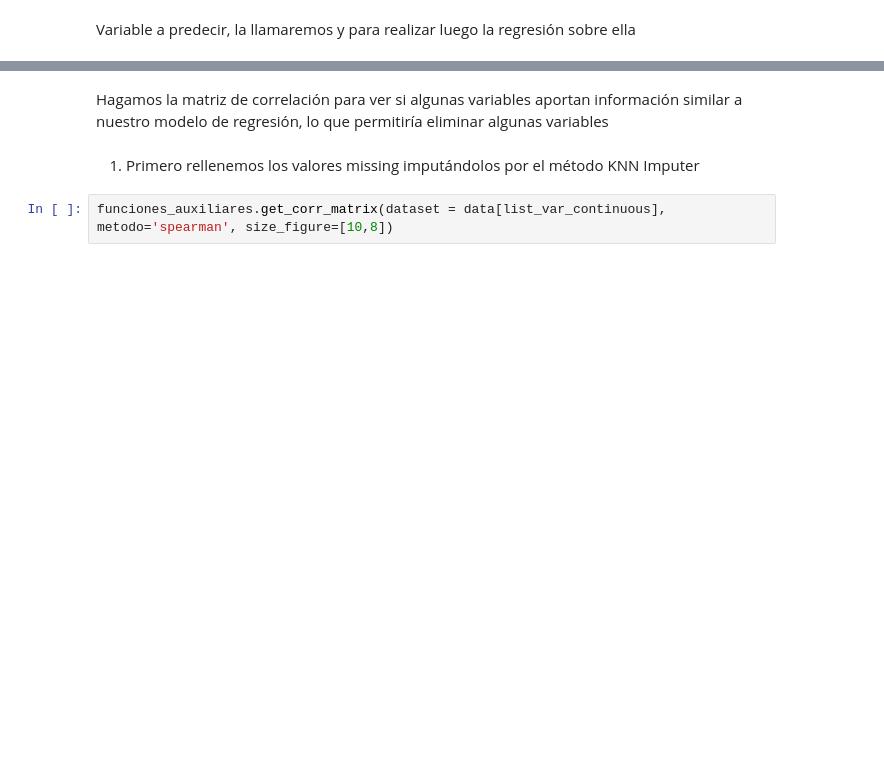
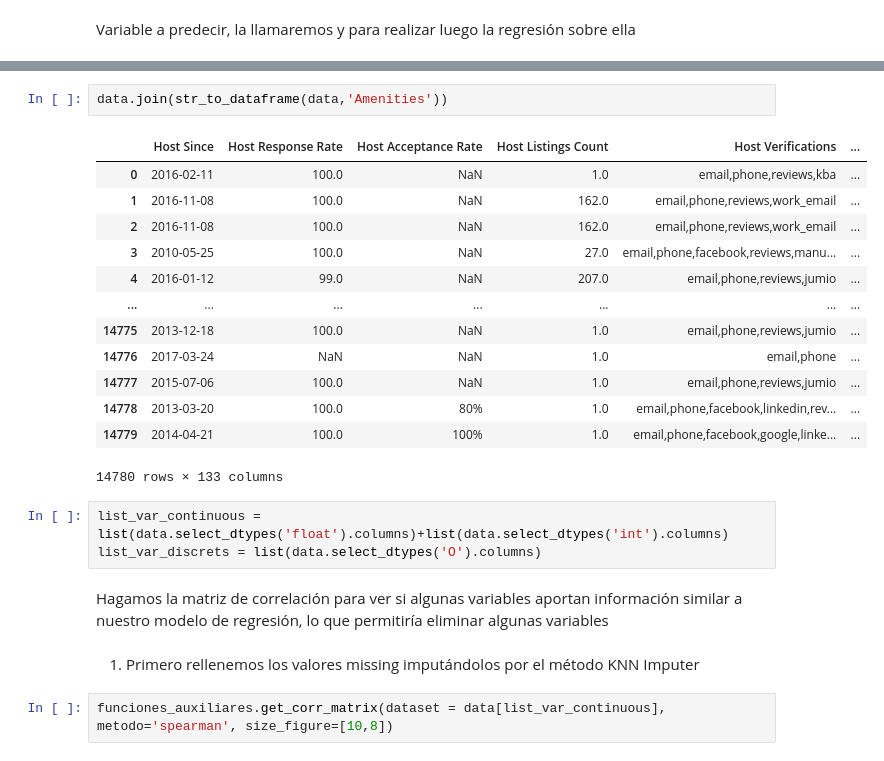
Before and after one commit to AlvaroML95/PRACTICA_FINAL, a Jupyter notebook: Practica Final.ipynb, the cells around one changed output, grey strips where cells are left out. Saved outputs shown, nothing was run; the diff lists cells and outputs as text; blank space fills up the shorter version.

```diff
--- a/Practica Final.ipynb
+++ b/Practica Final.ipynb
@@ -202,3 +313,22 @@ data[list_var_discrets]
+# %%
+data.join(str_to_dataframe(data,'Amenities'))
+# %% [output]
+|  | Host Since | Host Response Rate | Host Acceptance Rate | Host Listings Count | Host Verifications | ... |
+| 0 | 2016-02-11 | 100.0 | NaN | 1.0 | email,phone,reviews,kba | ... |
+| 1 | 2016-11-08 | 100.0 | NaN | 162.0 | email,phone,reviews,work_email | ... |
+| 2 | 2016-11-08 | 100.0 | NaN | 162.0 | email,phone,reviews,work_email | ... |
+| 3 | 2010-05-25 | 100.0 | NaN | 27.0 | email,phone,facebook,reviews,manu... | ... |
+| 4 | 2016-01-12 | 99.0 | NaN | 207.0 | email,phone,reviews,jumio | ... |
+| ... | ... | ... | ... | ... | ... | ... |
+| 14775 | 2013-12-18 | 100.0 | NaN | 1.0 | email,phone,reviews,jumio | ... |
+| 14776 | 2017-03-24 | NaN | NaN | 1.0 | email,phone | ... |
+| 14777 | 2015-07-06 | 100.0 | NaN | 1.0 | email,phone,reviews,jumio | ... |
+| 14778 | 2013-03-20 | 100.0 | 80% | 1.0 | email,phone,facebook,linkedin,rev... | ... |
+| 14779 | 2014-04-21 | 100.0 | 100% | 1.0 | email,phone,facebook,google,linke... | ... |
+14780 rows × 133 columns
+# %%
+list_var_continuous = list(data.select_dtypes('float').columns)+list(data.select_dtypes('int').columns)
+list_var_discrets = list(data.select_dtypes('O').columns)
 # %% [markdown]
 Hagamos la matriz de correlación para ver si algunas variables aportan información similar a nuestro modelo de regresión, lo que permitiría eliminar algunas variables
 # %% [markdown]
```
Also changed, not shown: parts of 45 cells of this notebook.
